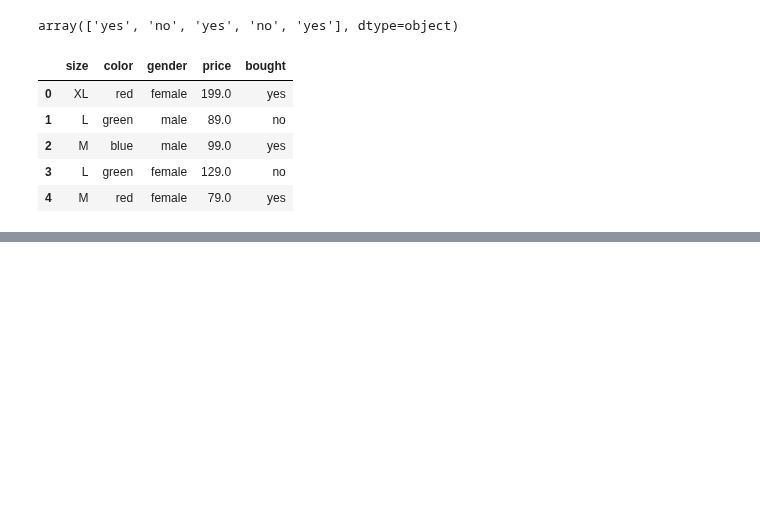
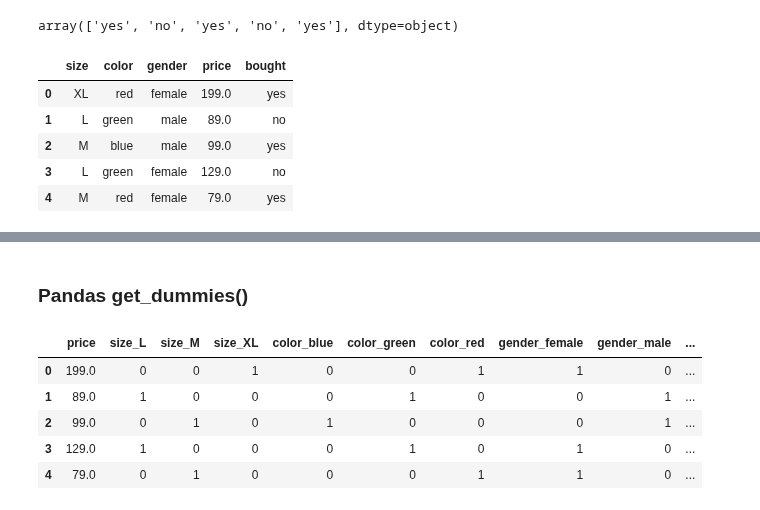
Before and after one commit to krakowiakpawel9/ml_course, a Jupyter notebook: cont/000_preprocessing.ipynb, the cells around one changed output, grey strips where cells are left out. Drawn from its saved outputs; the diff is of its cells as text; code cells hidden in the pictures; blank space fills up the shorter version.

```diff
--- a/cont/000_preprocessing.ipynb
+++ b/cont/000_preprocessing.ipynb
@@ -31,0 +47,5 @@ df
+# %%
+for col in ['size', 'color', 'gender', 'bought']:
+    df[col] = df[col].astype('category')
+
+df.info()
@@ -71,0 +169,11 @@ df
+# %% [markdown]
+### Pandas get_dummies()
+# %%
+pd.get_dummies(data=df)
+# %% [output]
+|  | price | size_L | size_M | size_XL | color_blue | color_green | color_red | gender_female | gender_male | ... |
+| 0 | 199.0 | 0 | 0 | 1 | 0 | 0 | 1 | 1 | 0 | ... |
+| 1 | 89.0 | 1 | 0 | 0 | 0 | 1 | 0 | 0 | 1 | ... |
+| 2 | 99.0 | 0 | 1 | 0 | 1 | 0 | 0 | 0 | 1 | ... |
+| 3 | 129.0 | 1 | 0 | 0 | 0 | 1 | 0 | 1 | 0 | ... |
+| 4 | 79.0 | 0 | 1 | 0 | 0 | 0 | 1 | 1 | 0 | ... |
```
Also changed, not shown: parts of 28 cells of this notebook.
